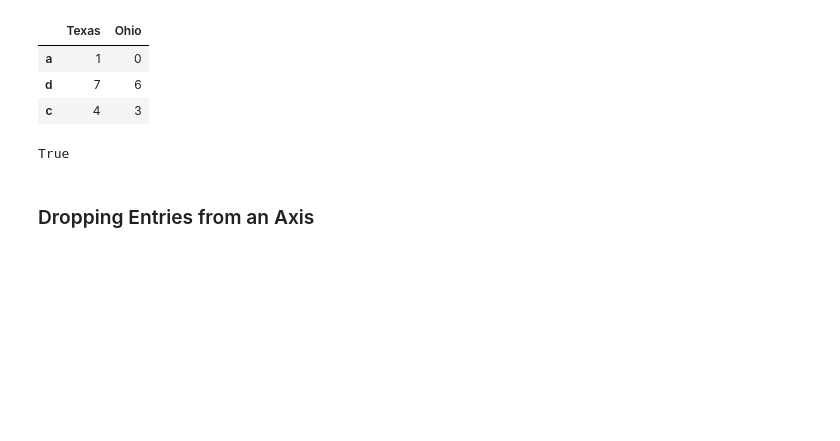
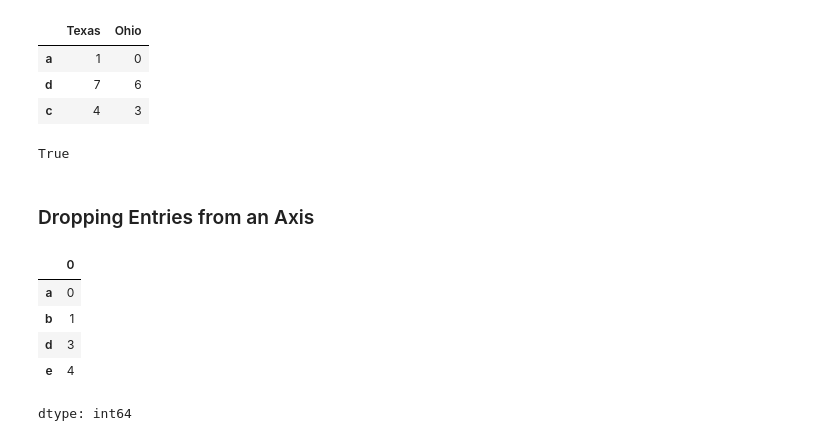
Before and after one commit to Mountain-Biker/pydata-book-practice, a Jupyter notebook: chapter5.ipynb, the cells around one changed output. Saved outputs shown, nothing was run; the diff lists cells and outputs as text; code cells hidden in the pictures; blank space fills up the shorter version.

```diff
--- a/chapter5.ipynb
+++ b/chapter5.ipynb
@@ -483,3 +483,16 @@ frame4._is_view
 True
 # %% [markdown]
 ### Dropping Entries from an Axis
+# %%
+obj = pd.Series(np.arange(5), index=['a', 'b', 'c', 'd', 'e'])
+# %%
+new_obj = obj.drop('c')
+# %%
+new_obj
+# %% [output]
+|  | 0 |
+| a | 0 |
+| b | 1 |
+| d | 3 |
+| e | 4 |
+dtype: int64
```
Also changed, not shown: parts of 7 cells of this notebook.
